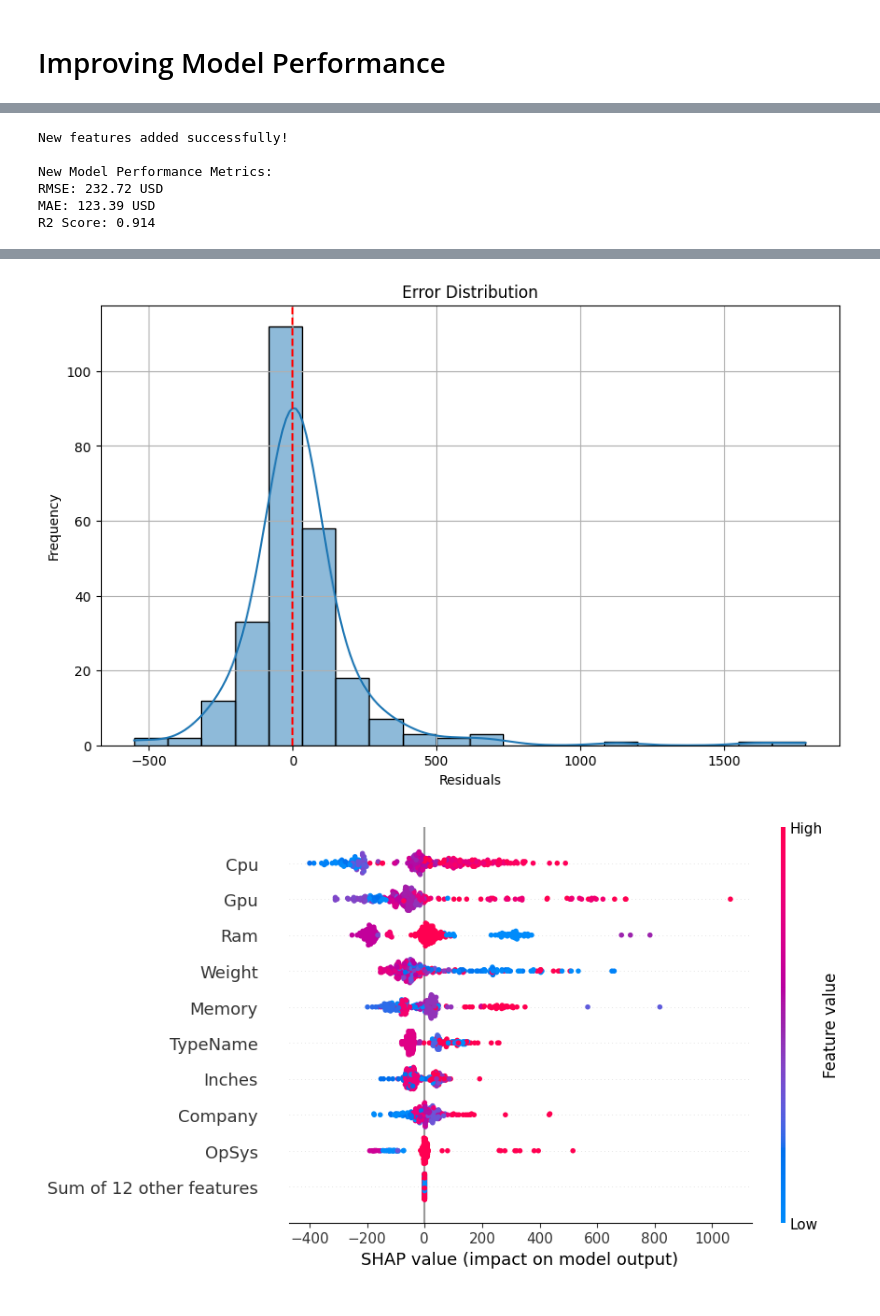
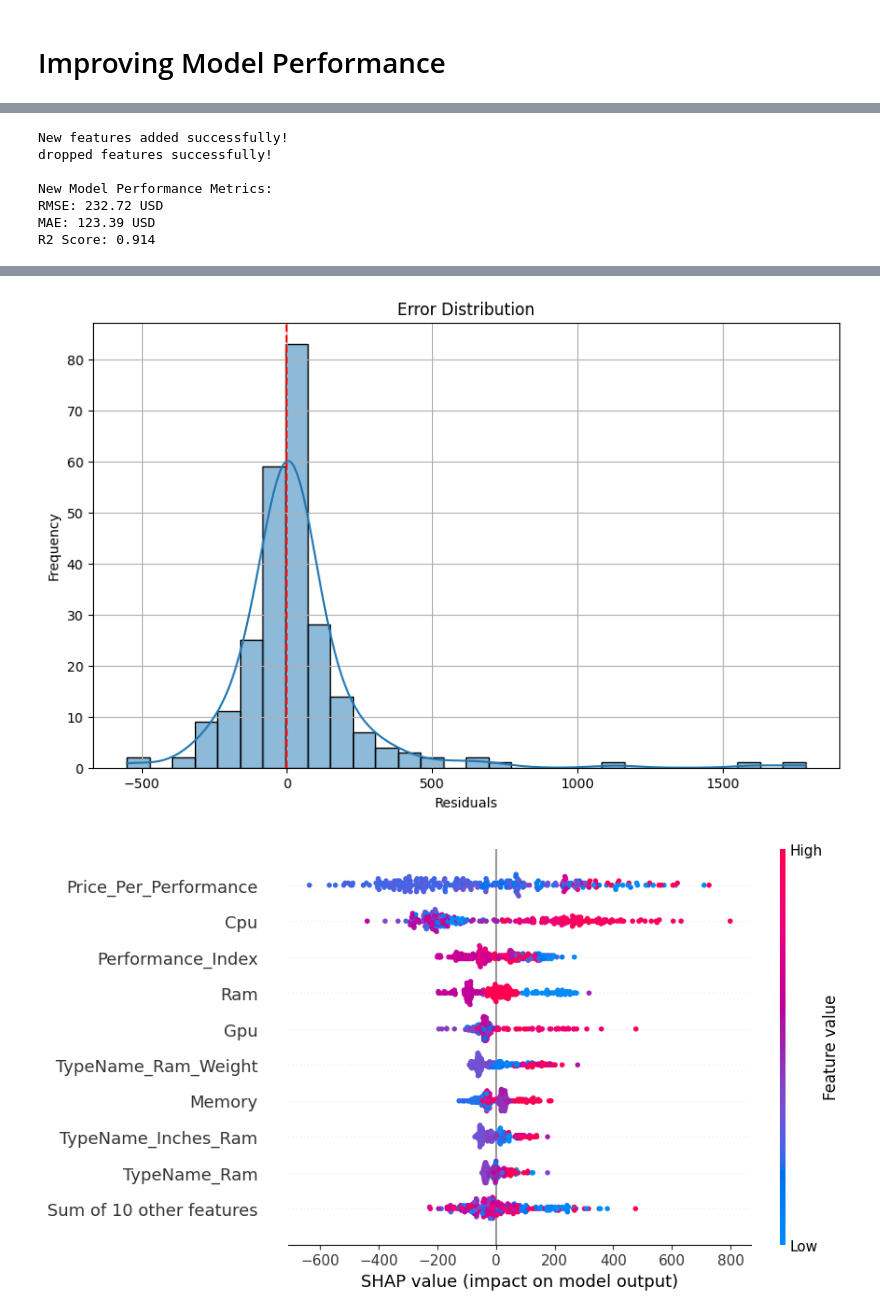
Before and after one commit to EliyaRabia/Tabular-Data-Project, a Jupyter notebook: part2.ipynb, the cells around one changed output, grey strips where cells are left out. Saved outputs shown, nothing was run; the diff lists cells and outputs as text; code cells hidden in the pictures.

```diff
--- a/part2.ipynb
+++ b/part2.ipynb
@@ -434,8 +430,7 @@ Top 2-Feature Combinations:
 #improve_data = cap_outliers(improve_data, outlier_columns)
 
 # Print to verify
-#print("Outliers handled successfully!")
-
+# print("Outliers handled successfully!")
 
 # Multiply for performance or interaction effects
 improve_data['Performance_Index'] = improve_data['Cpu'] * improve_data['Ram']  # Higher CPU and RAM usually drive higher performance
@@ -444,25 +439,22 @@ improve_data['Cpu_Memory'] = improve_data['Cpu'] * improve_data['Memory']  # CPU
 improve_data['Inches_Weight'] = improve_data['Inches'] * improve_data['Weight']  # Size-weight interaction
 improve_data['Ram_Weight'] = improve_data['Ram'] * improve_data['Weight']  # RAM and weight can impact laptop category (e.g., gaming laptops)
 
-
 # Multiply three-way interactions for complex relationships
 improve_data['TypeName_Ram_Weight'] = improve_data['TypeName'] * improve_data['Ram'] * improve_data['Weight']
 improve_data['Inches_OpSys_Weight'] = improve_data['Inches'] * improve_data['OpSys'] * improve_data['Weight']
 improve_data['TypeName_Inches_Ram'] = improve_data['TypeName'] * improve_data['Inches'] * improve_data['Ram']
 
-
 # Divide for efficiency or density
 improve_data['Weight_Per_Inch'] = improve_data['Weight'] / (improve_data['Inches'] + 1e-6)  # Normalize weight by size
 improve_data['Price_Per_Performance'] = improve_data['Price'] / (improve_data['Performance_Index'] + 1e-6)  # Cost efficiency based on performance
 
-# Binning Inches into categories
-improve_data['Inches_Binned'] = pd.cut(improve_data['Inches'], bins=[0, 13, 15, 17, np.inf], labels=['Small', 'Medium', 'Large', 'Extra Large'])
-
-# Convert categorical 'Inches_Binned' to numeric using LabelEncoder
-improve_data['Inches_Binned'] = improve_data['Inches_Binned'].cat.codes
-
 # Print new features added
 print("New features added successfully!")
+
+# drop features that are not needed
+improve_data.drop(columns=['Resolution_Category'], inplace=True)
+
+print("dropped features successfully!")
 
 # Impute missing values
 imputer = SimpleImputer(strategy='median')
@@ -470,15 +462,9 @@ numeric_features = improve_data.select_dtypes(include=[np.number]).columns
 for feature in numeric_features:
     improve_data[feature] = imputer.fit_transform(improve_data[[feature]])
 
-# Encode categorical variables
-categorical_features = improve_data.select_dtypes(include=['object']).columns
-for feature in categorical_features:
-    improve_data[feature] = LabelEncoder().fit_transform(improve_data[feature])
-
 # Scale numeric features except for the target
 scaler = StandardScaler()
 numeric_features = improve_data.select_dtypes(include=[np.number]).drop(columns=['Price']).columns
-improve_data[numeric_features] = scaler.fit_transform(improve_data[numeric_features])
 improve_data[numeric_features] = scaler.fit_transform(improve_data[numeric_features])
 
 # Refit the model with new features
@@ -499,7 +485,7 @@ param_grid = {
 }
 
 # Initialize the XGBoost model with categorical support
-xgb_model = xgb.XGBRegressor(random_state=42, enable_categorical=False)
+xgb_model = xgb.XGBRegressor(random_state=42, enable_categorical=True)
 grid_search = GridSearchCV(estimator=xgb_model, param_grid=param_grid, scoring='neg_mean_squared_error', cv=3, verbose=0, n_jobs=-1)
 grid_search.fit(X_train_new, y_train_new)
 
@@ -519,6 +505,7 @@ print(f"MAE: {mae_new:.2f} USD")
 print(f"R2 Score: {r2_new:.3f}")
 # %% [output]
 New features added successfully!
+dropped features successfully!
 
 New Model Performance Metrics:
 RMSE: 232.72 USD
@@ -541,7 +528,7 @@ residuals = y_test_new - y_pred_new
 
 # Plot Error Distribution
 plt.figure(figsize=(10, 6))
-sns.histplot(residuals, kde=True, bins=20)
+sns.histplot(residuals, kde=True, bins=30)
 plt.axvline(x=0, color='red', linestyle='--', label='Zero Residual (Perfect Prediction)')
 plt.title("Error Distribution")
 plt.xlabel("Residuals")
@@ -550,15 +537,12 @@ plt.grid(True)
 plt.show()
 
 
-import shap
-
 # Calculate SHAP values
-explainer = shap.Explainer(best_model, X_train_new)
+explainer = shap.Explainer(xgb_model_new, X_train_new)
 shap_values = explainer(X_test_new)
 
 # Plot SHAP beeswarm plot
 shap.plots.beeswarm(shap_values)
-
 
 
 # Define bins for price ranges
@@ -573,33 +557,33 @@ analysis_df = pd.DataFrame({
     'Residual': residuals,
     'Price Range': y_test_binned
 })
 
 # Calculate overestimations and underestimations by price range
 over_under_estimations = analysis_df.groupby('Price Range').apply(
     lambda group: pd.Series({
         'Overestimations': (group['Residual'] < 0).sum(),
         'Underestimations': (group['Residual'] > 0).sum()
     })
 ).reset_index()
 
 # Plot overestimations and underestimations by price range
 plt.figure(figsize=(12, 8))
 bar_width = 0.35
 index = np.arange(len(over_under_estimations))
 
 plt.bar(index, over_under_estimations['Overestimations'], bar_width, label='Overestimations', color='red', alpha=0.7)
 plt.bar(index + bar_width, over_under_estimations['Underestimations'], bar_width, label='Underestimations', color='green', alpha=0.7)
 
 plt.ylabel('Count', fontsize=14)
 plt.xlabel('Price Bins', fontsize=14)
 plt.title('Overestimations and Underestimations by Price Bins', fontsize=16, fontweight='bold')
 plt.xticks(index + bar_width / 2, over_under_estimations['Price Range'])
 plt.legend()
 plt.grid(True, linestyle='--', alpha=0.6)
 plt.tight_layout()
 plt.show()
 # %% [output]
 [figure]
-[figure, old version]
+[figure, new version]
-[figure, old version]
+[figure, new version]
 [figure]
```
Also changed, not shown: parts of 8 cells of this notebook.
